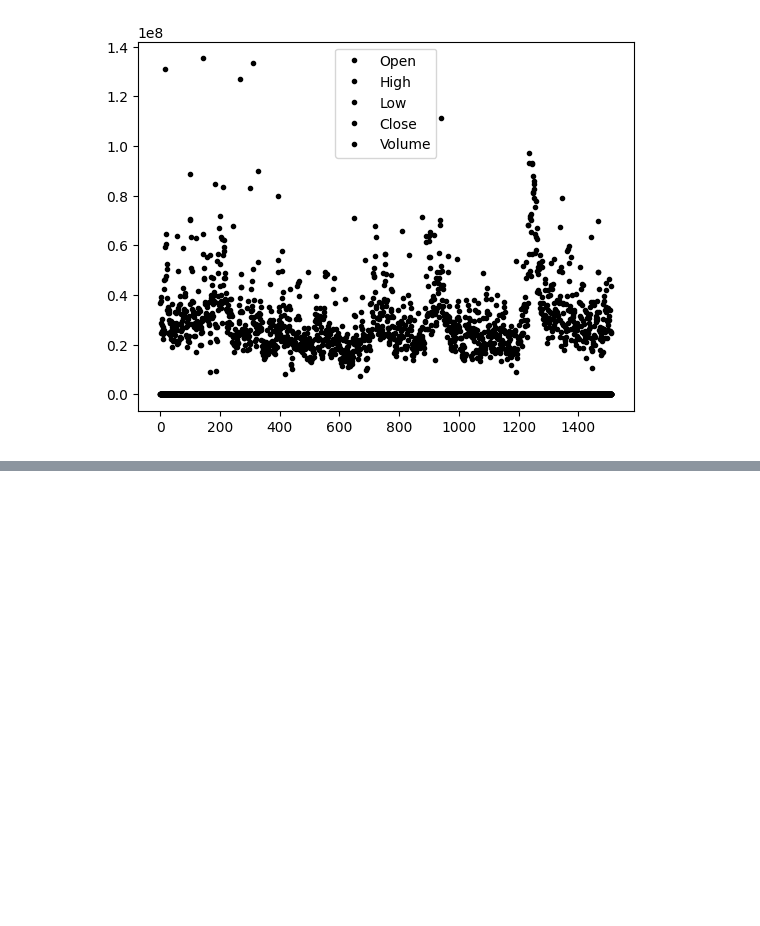
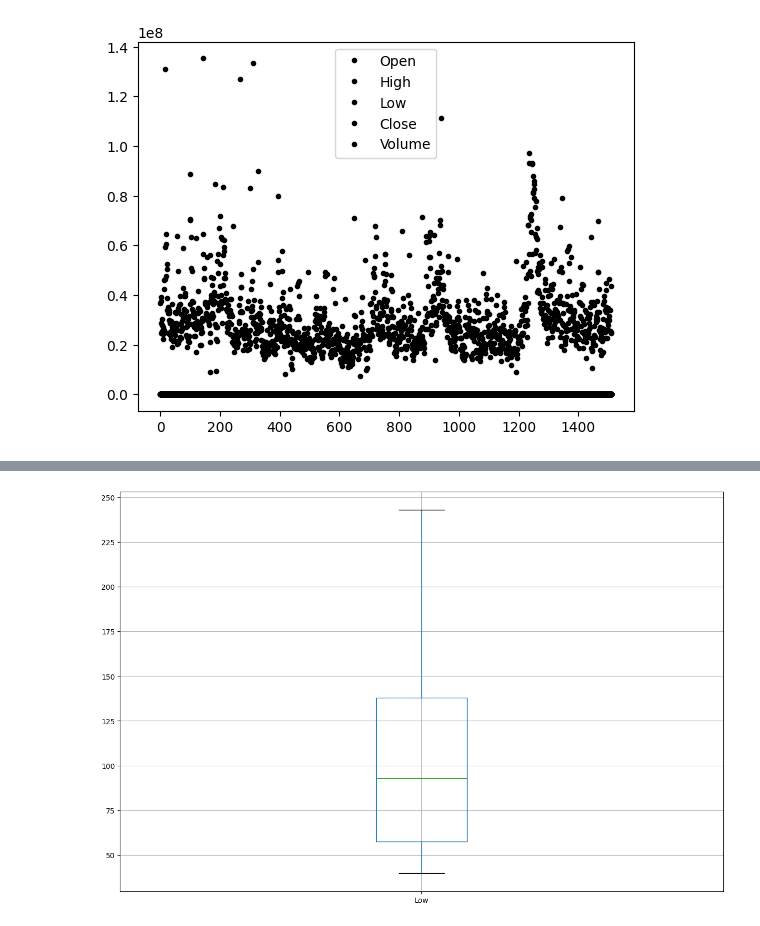
Before and after one commit to Surya-0/Sem_7_CodeXP, a Jupyter notebook: Timeseries_Exp/Lab1_Exp/Microsoft_Stock_Exp.ipynb, the cells around one changed output, grey strips where cells are left out. Cells and saved outputs as stored; diff of their text form; code cells hidden in the pictures; blank space fills up the shorter version.

```diff
--- a/Timeseries_Exp/Lab1_Exp/Microsoft_Stock_Exp.ipynb
+++ b/Timeseries_Exp/Lab1_Exp/Microsoft_Stock_Exp.ipynb
@@ -119,0 +139,5 @@ plt.show()
+# %%
+df.boxplot(column = 'Low',figsize=(15, 10))
+plt.show()
+# %% [output]
+[figure, added]
```
Also changed, not shown: parts of 6 cells of this notebook.
